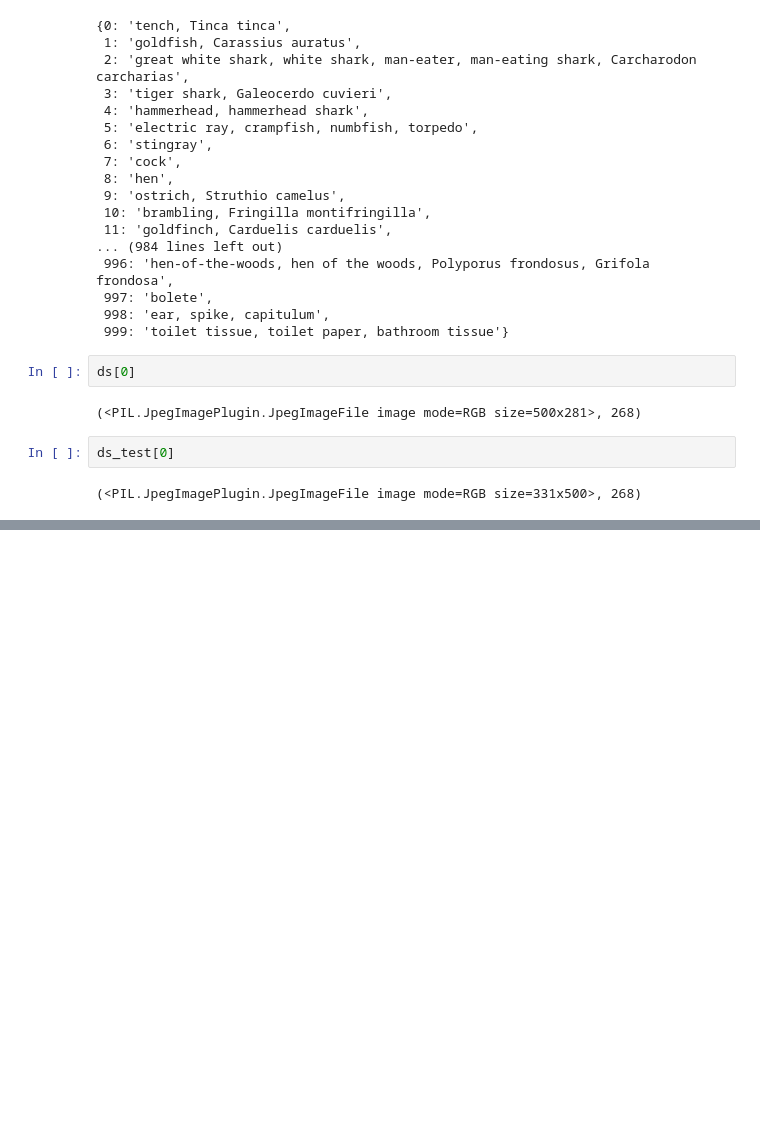
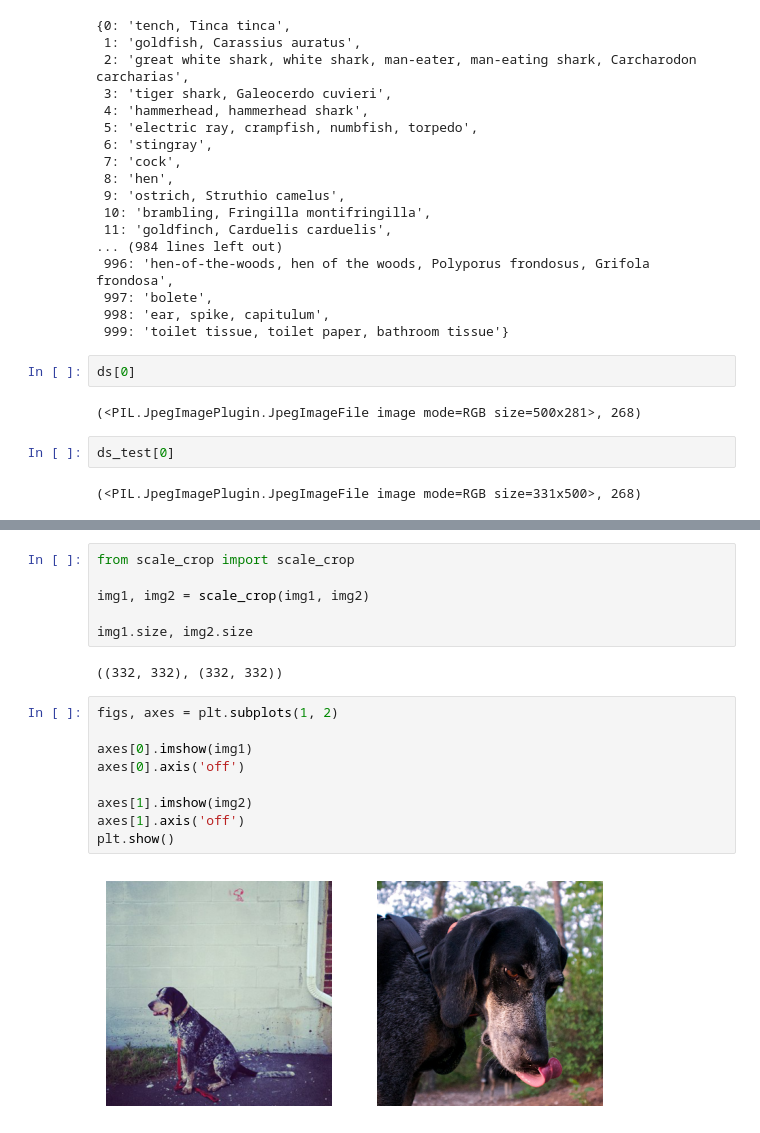
Before and after one commit to Bart63/digital-image-analysis, a Jupyter notebook: test.ipynb, the cells around one changed output, grey strips where cells are left out. Saved outputs shown, nothing was run; the diff lists cells and outputs as text; blank space fills up the shorter version.

```diff
--- a/test.ipynb
+++ b/test.ipynb
@@ -54,0 +79,19 @@ plt.show()
+# %%
+from scale_crop import scale_crop
+
+img1, img2 = scale_crop(img1, img2)
+
+img1.size, img2.size
+# %% [output]
+((332, 332), (332, 332))
+# %%
+figs, axes = plt.subplots(1, 2)
+
+axes[0].imshow(img1)
+axes[0].axis('off')
+
+axes[1].imshow(img2)
+axes[1].axis('off')
+plt.show()
+# %% [output]
+[figure, added]
```
Also changed, not shown: parts of 4 cells of this notebook, 1 other file.
